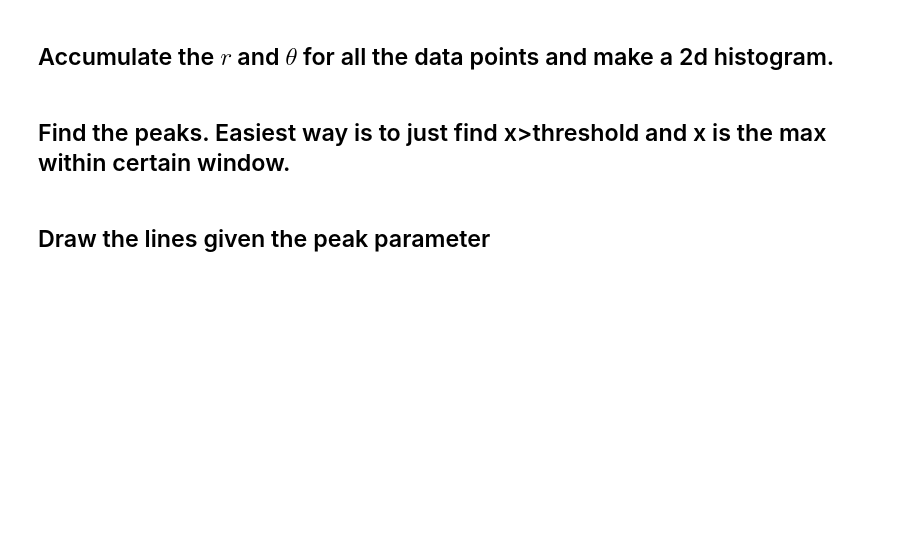
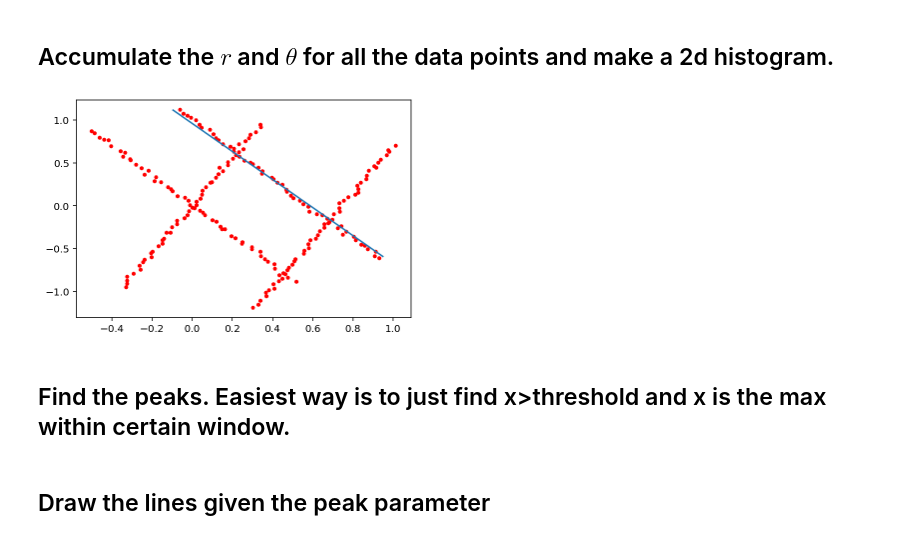
Before and after one commit to MUIC-Numerical-Methods-2018/extra-2-hough-transform, a Jupyter notebook: HoughTransform.ipynb, the cells around one changed output. Drawn from its saved outputs; the diff is of its cells as text; code cells hidden in the pictures; blank space fills up the shorter version.

```diff
--- a/HoughTransform.ipynb
+++ b/HoughTransform.ipynb
@@ -44,5 +104,10 @@ plt.plot(data[:, 0], data[:, 1], '.r')
 # %% [markdown]
 ## Accumulate the $r$ and $\theta$ for all the data points and make a 2d histogram.
+# %%
+plt.plot(data[:, 0], data[:, 1], '.r')
+plot_line(0.5, 0.55)
+# %% [output]
+[figure, added]
 # %% [markdown]
 ## Find the peaks. Easiest way is to just find x>threshold and x is the max within certain window.
 # %% [markdown]
```
Also changed, not shown: parts of 3 cells of this notebook.
